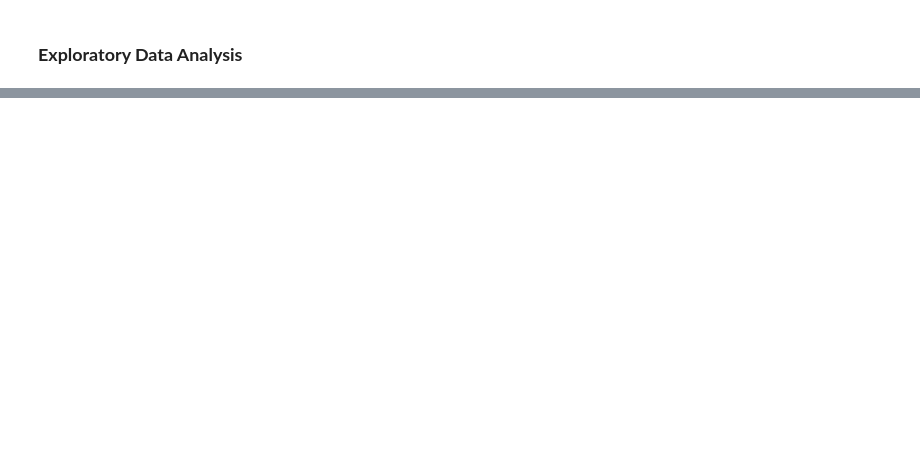
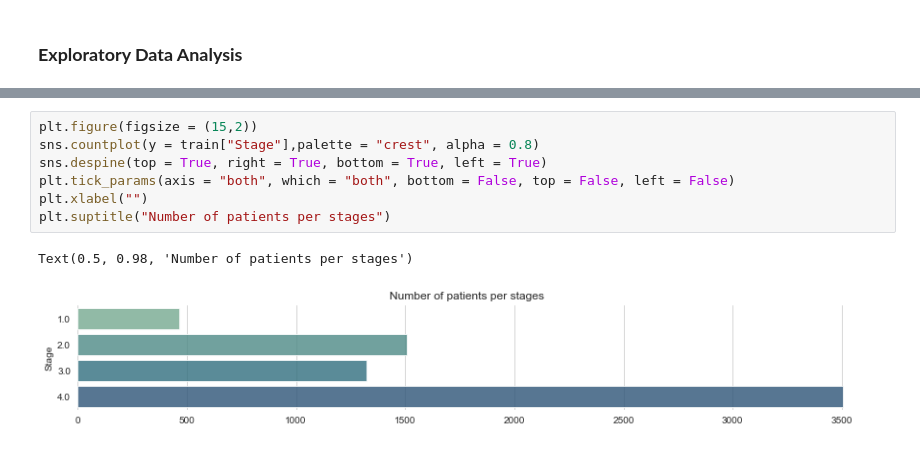
Before and after one commit to Barsha27/liver_desease_prediction, a Jupyter notebook: liver-disease-prediction.ipynb, the cells around one changed output, grey strips where cells are left out. Drawn from its saved outputs; the diff is of its cells as text; blank space fills up the shorter version.

```diff
--- a/liver-disease-prediction.ipynb
+++ b/liver-disease-prediction.ipynb
@@ -794,0 +226,10 @@ weighted avg       0.38      0.49      0.38      1329
+# %%
+plt.figure(figsize = (15,2))
+sns.countplot(y = train["Stage"],palette = "crest", alpha = 0.8)
+sns.despine(top = True, right = True, bottom = True, left = True)
+plt.tick_params(axis = "both", which = "both", bottom = False, top = False, left = False)
+plt.xlabel("")
+plt.suptitle("Number of patients per stages")
+# %% [output]
+Text(0.5, 0.98, 'Number of patients per stages')
+[figure, added]
```
Also changed, not shown: parts of 113 cells of this notebook.
